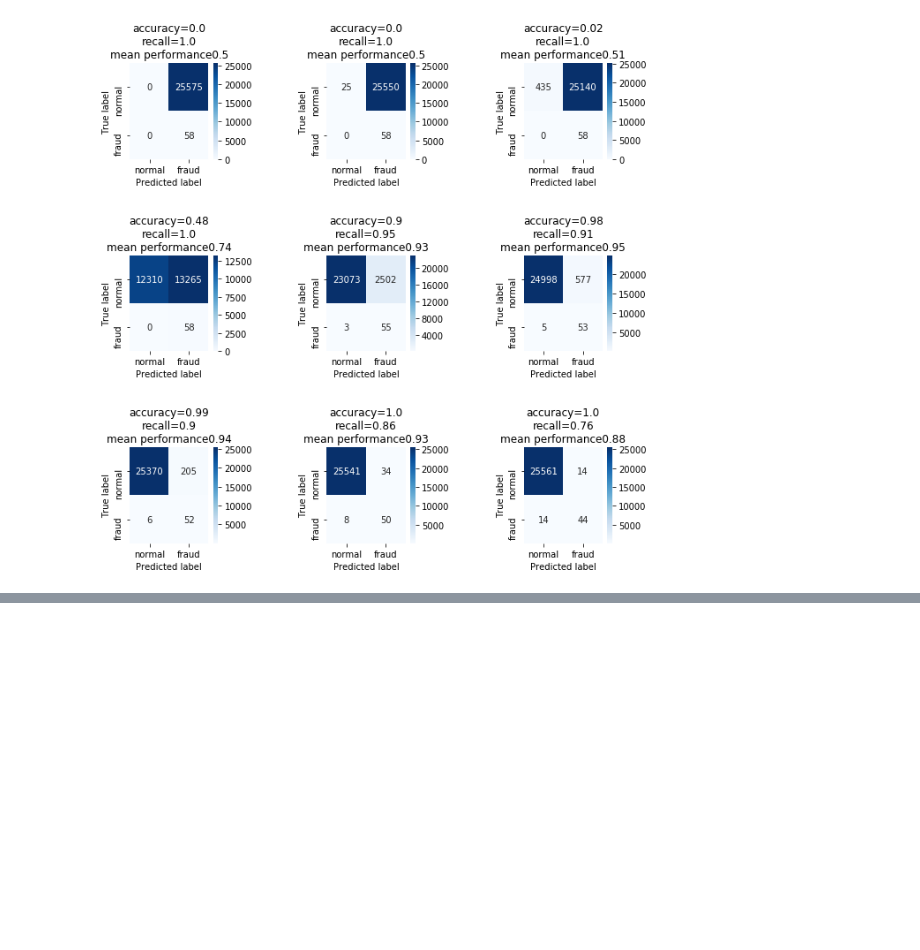
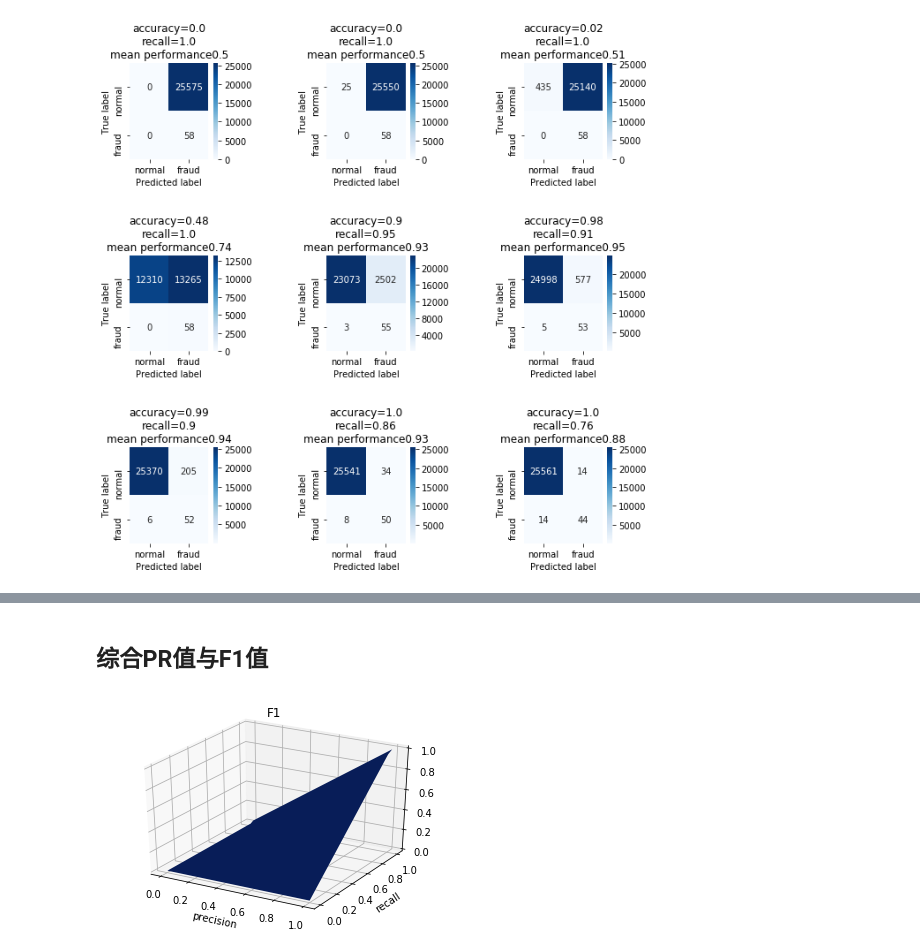
Before and after one commit to BellaLSun/Customer_Churn, a Jupyter notebook: 02 ROC_PRC_threshold Modeling.ipynb, the cells around one changed output, grey strips where cells are left out. Cells and saved outputs as stored; diff of their text form; code cells hidden in the pictures; blank space fills up the shorter version.

```diff
--- a/02 ROC_PRC_threshold Modeling.ipynb
+++ b/02 ROC_PRC_threshold Modeling.ipynb
@@ -332,0 +373,22 @@ for i in thresholds:
+# %% [markdown]
+## 综合PR值与F1值
+# %%
+import numpy as np
+import matplotlib.pyplot as plt
+from mpl_toolkits.mplot3d import Axes3D
+from matplotlib import cm
+
+def f1(y_test,y_pred):
+    fig = plt.figure()
+    ax = fig.add_subplot(111,projection='3d')
+    precision, recall, thresholds = precision_recall_curve(y_test,y_pred)
+    p,r = np.meshgrid(precision,recall)    #meshgrid函数创建一个二维的坐标网络
+    z = 2*p*r/(p+r)
+    ax.plot_surface(p,r,z,rstride=4,cstride=4,cmap=cm.YlGnBu_r)
+    ax.set_title('F1')  #标题
+    ax.set_xlabel('precision')   #x轴标签
+    ax.set_ylabel('recall')   #y轴标签
+
+f1(y_test,y_pred)
+# %% [output]
+[figure, added]
```
Also changed, not shown: parts of 9 cells of this notebook, 2 other files.
